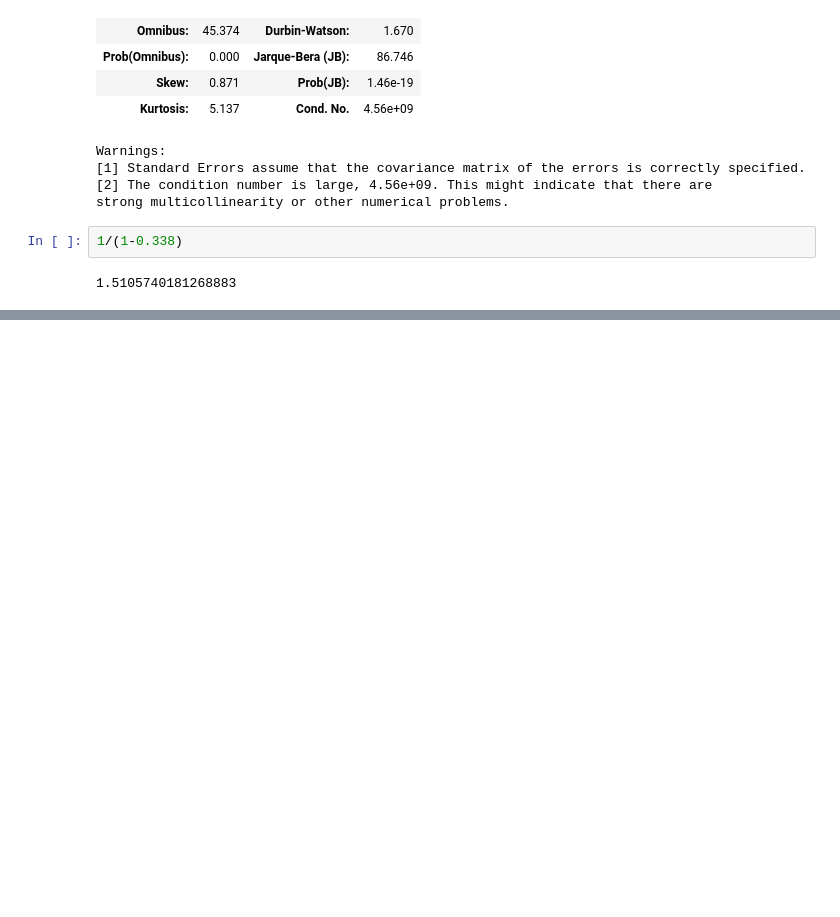
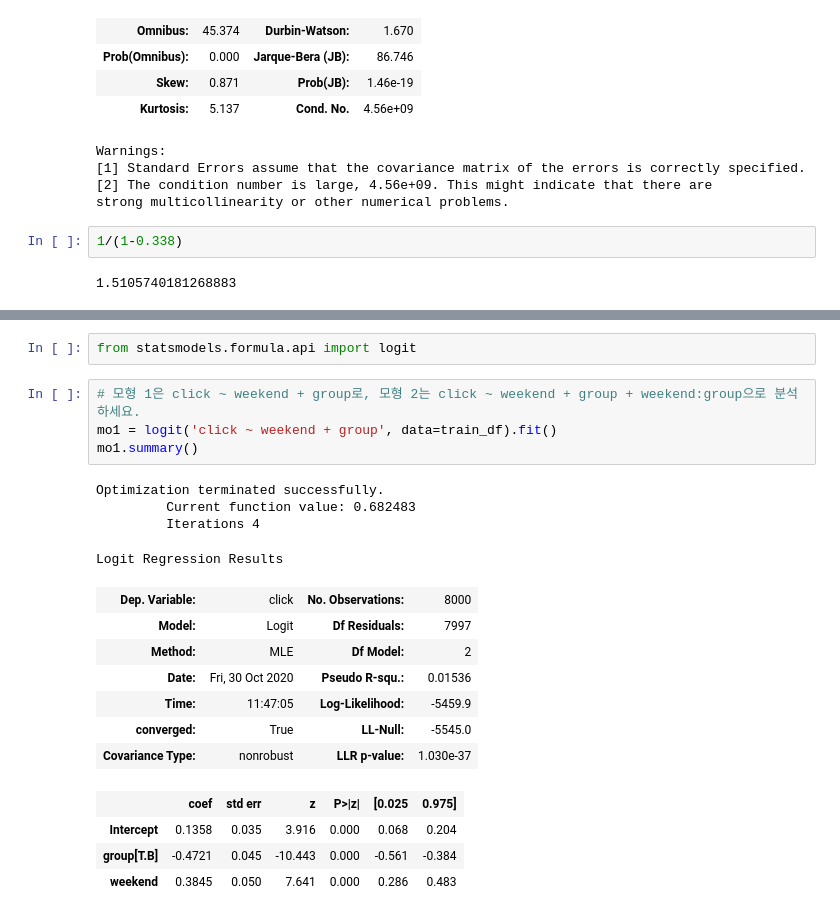
Before and after one commit to sooheeoh/python_trial, a Jupyter notebook: statistics from logistic reg 1028.ipynb, the cells around one changed output, grey strips where cells are left out. Drawn from its saved outputs; the diff is of its cells as text; blank space fills up the shorter version.

```diff
--- a/statistics from logistic reg 1028.ipynb
+++ b/statistics from logistic reg 1028.ipynb
@@ -297,0 +353,22 @@ strong multicollinearity or other numerical problems.
+# %%
+from statsmodels.formula.api import logit
+# %%
+# 모형 1은 click ~ weekend + group로, 모형 2는 click ~ weekend + group + weekend:group으로 분석하세요.
+mo1 = logit('click ~ weekend + group', data=train_df).fit()
+mo1.summary()
+# %% [output]
+Optimization terminated successfully.
+         Current function value: 0.682483
+         Iterations 4
+Logit Regression Results
+| Dep. Variable: | click | No. Observations: | 8000 |
+| Model: | Logit | Df Residuals: | 7997 |
+| Method: | MLE | Df Model: | 2 |
+| Date: | Fri, 30 Oct 2020 | Pseudo R-squ.: | 0.01536 |
+| Time: | 11:47:05 | Log-Likelihood: | -5459.9 |
+| converged: | True | LL-Null: | -5545.0 |
+| Covariance Type: | nonrobust | LLR p-value: | 1.030e-37 |
+|  | coef | std err | z | P>|z| | [0.025 | 0.975] |
+| Intercept | 0.1358 | 0.035 | 3.916 | 0.000 | 0.068 | 0.204 |
+| group[T.B] | -0.4721 | 0.045 | -10.443 | 0.000 | -0.561 | -0.384 |
+| weekend | 0.3845 | 0.050 | 7.641 | 0.000 | 0.286 | 0.483 |
```
Also changed, not shown: parts of 28 cells of this notebook.
